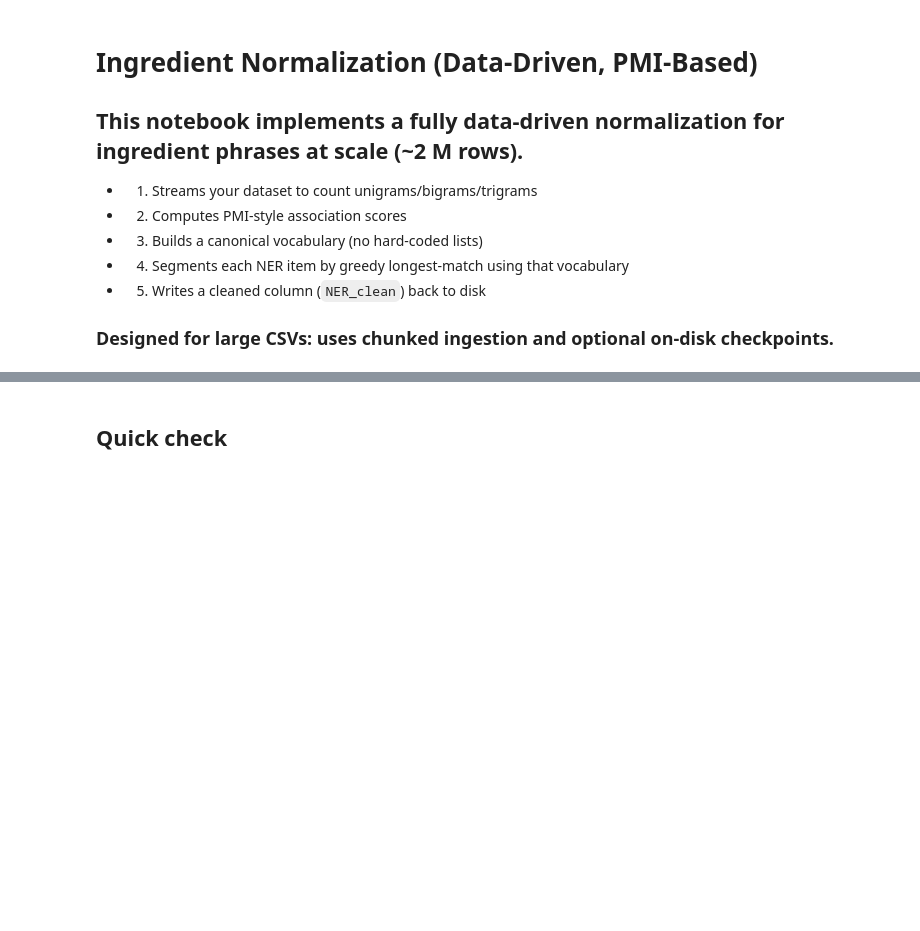
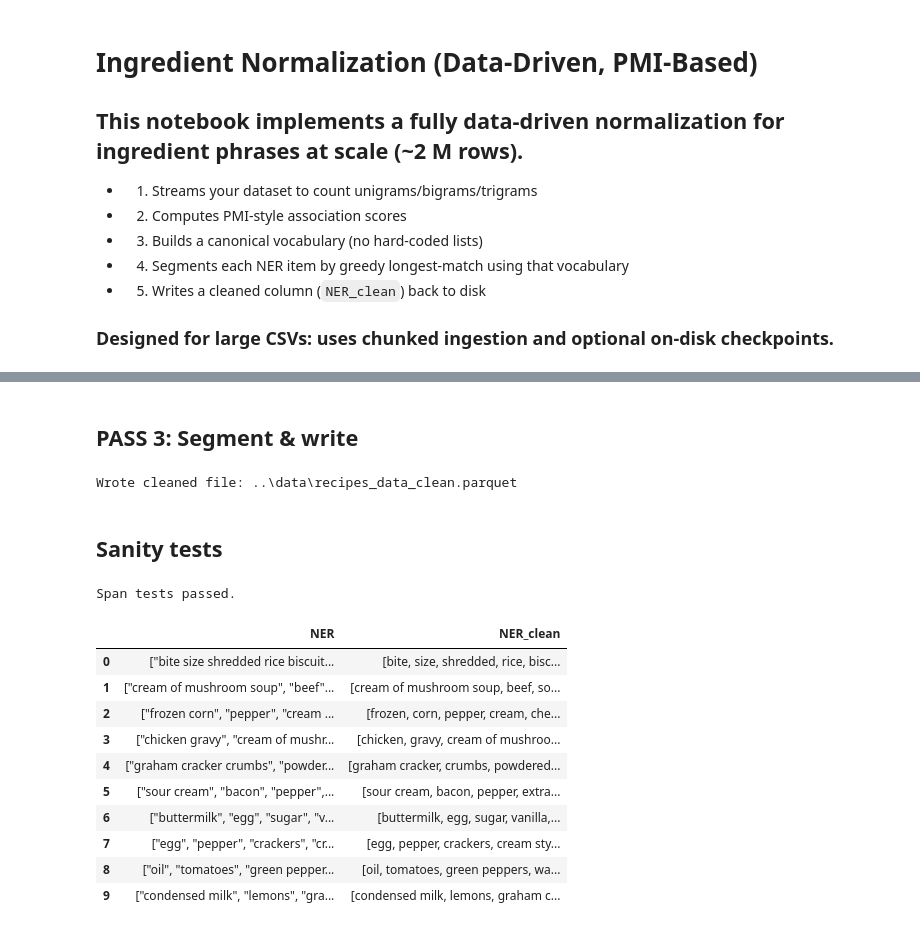
Before and after one commit to LP88888/699-capstone-team14, a Jupyter notebook: notebooks/normalization.ipynb, the cells around one changed output, grey strips where cells are left out. Cells and saved outputs as stored; diff of their text form; code cells hidden in the pictures; blank space fills up the shorter version.

```diff
--- a/notebooks/normalization.ipynb
+++ b/notebooks/normalization.ipynb
@@ -44,0 +25,27 @@ _WORD_RE = re.compile(r"[a-z']+")
+# %%
+from pathlib import Path
+import os, gc, json, math, re, ast
+from collections import Counter
+from typing import List, Tuple, Iterable
+
+import numpy as np
+import pandas as pd
+from tqdm import tqdm
+
+RAW_DATA_PATH = Path("../data/wilmerarltstrmberg_data.csv")  # raw CSV
+# Create a small sample for quick iteration/tests
+DATA_PATH = Path("../data/sample_data.csv")
+# df = pd.read_csv(RAW_DATA_PATH, nrows=10_000, dtype=str) # remove nrows for full data and comment if path already exists
+# df.to_csv(DATA_PATH, index=False) # comment if path already exists
+
+OUTPUT_PATH = Path("../data/recipes_data_clean.parquet")
+VOCAB_JSON = Path("../data/ingredient_vocab_stats.json")
+NER_COL = "NER"
+CHUNK_SIZE = 200_000
+
+# Thresholds
+MIN_UNIGRAM = 50
+MIN_BIGRAM = 50
+MIN_TRIGRAM = 30
+PMI_BIGRAM = 3.0
+PMI_TRIGRAM = 2.0
@@ -464,2 +683,14 @@ for s, cnt, share in rows[:20]:
+# %% [markdown]
+## PASS 3: Segment & write
+# %%
+normalizer.transform_csv_to_parquet(
+    csv_path=DATA_PATH,
+    out_path=OUTPUT_PATH,
+    ner_col=NER_COL,
+    chunksize=CHUNK_SIZE
+)
+print("Wrote cleaned file:", OUTPUT_PATH)
+# %% [output]
+Wrote cleaned file: ..\data\recipes_data_clean.parquet
 # %% [markdown]
-## Quick check
+## Sanity tests
@@ -468,0 +697,27 @@ df_check[[NER_COL,"NER_clean"]]
+# %%
+tests = ["brown sugar ham", "brown sugar", "dark brown sugar",
+         "cream of mushroom soup", "extra lean ground beef", "graham cracker crusts"]
+for s in tests:
+    seg = normalizer.segment_item(s)
+    joined = " | ".join(seg)
+    # require 'brown sugar' collocation
+    if "brown sugar" in s:
+        assert "brown sugar" in joined, (s, seg)
+print("Span tests passed.")
+
+# Peek output head
+df_check = pd.read_parquet(OUTPUT_PATH).head(10)
+df_check[[NER_COL, "NER_clean"]]
+# %% [output]
+Span tests passed.
+|  | NER | NER_clean |
+| 0 | ["bite size shredded rice biscuit... | [bite, size, shredded, rice, bisc... |
+| 1 | ["cream of mushroom soup", "beef"... | [cream of mushroom soup, beef, so... |
+| 2 | ["frozen corn", "pepper", "cream ... | [frozen, corn, pepper, cream, che... |
+| 3 | ["chicken gravy", "cream of mushr... | [chicken, gravy, cream of mushroo... |
+| 4 | ["graham cracker crumbs", "powder... | [graham cracker, crumbs, powdered... |
+| 5 | ["sour cream", "bacon", "pepper",... | [sour cream, bacon, pepper, extra... |
+| 6 | ["buttermilk", "egg", "sugar", "v... | [buttermilk, egg, sugar, vanilla,... |
+| 7 | ["egg", "pepper", "crackers", "cr... | [egg, pepper, crackers, cream sty... |
+| 8 | ["oil", "tomatoes", "green pepper... | [oil, tomatoes, green peppers, wa... |
+| 9 | ["condensed milk", "lemons", "gra... | [condensed milk, lemons, graham c... |
```
Also changed, not shown: parts of 23 cells of this notebook, 2 other files.
